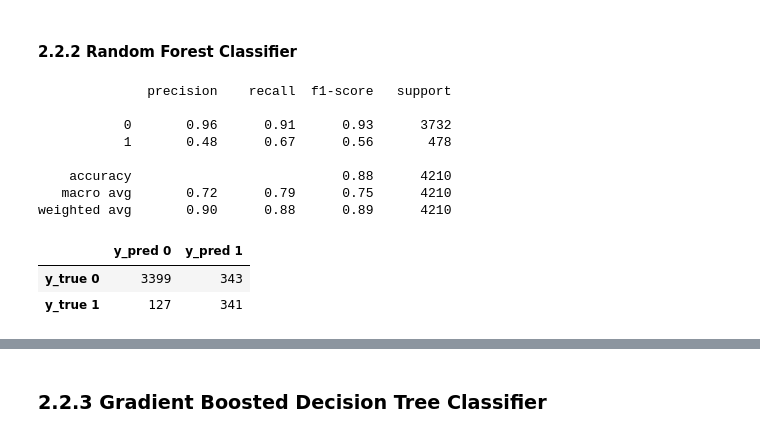
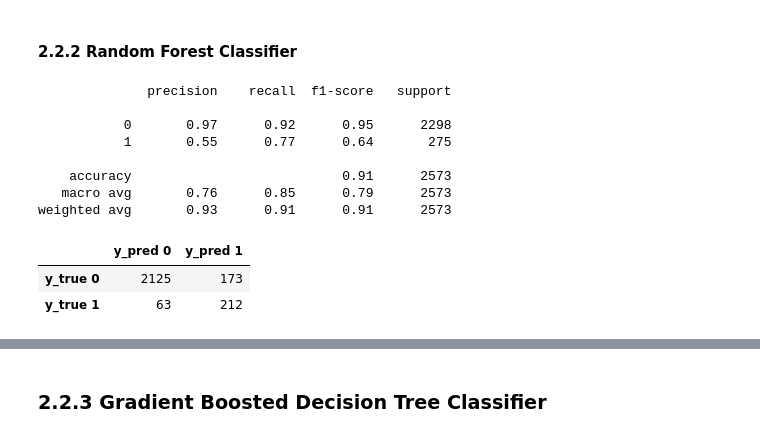
Before and after one commit to marco-bellini/NLP_disaster, a Jupyter notebook: classify_ttv.ipynb, the cells around one changed output, grey strips where cells are left out. Saved outputs shown, nothing was run; the diff lists cells and outputs as text; code cells hidden in the pictures.

```diff
--- a/classify_ttv.ipynb
+++ b/classify_ttv.ipynb
@@ -290,39 +352,37 @@ display(pd.DataFrame( confusion_matrix(Y_test,y_pred),columns=['y_pred 0','y_pre
 #### 2.2.2 Random Forest Classifier
 # %%
 param_dist = {
-              "n_estimators": sp_randint(1, 40),
-              "max_depth": sp_randint(1, 20),
-              "max_features": sp_randint(1, 40),
+              "n_estimators": sp_randint(1, 200),
+              "max_depth": sp_randint(1, 5),
               "min_samples_split": sp_randint(2, 20),
             }
 
 # run randomized search
-n_iter_search = 30
-clf = RandomForestClassifier( bootstrap=20, criterion="entropy",class_weight="balanced")
-cv = RandomizedSearchCV(clf,scoring='average_precision', param_distributions=param_dist,  cv=5, iid=False,  n_iter=n_iter_search)
+n_iter_search = 100
+rf_clf = RandomForestClassifier( bootstrap=20, criterion="entropy",class_weight="balanced")
+cv = RandomizedSearchCV(rf_clf,scoring='average_precision', param_distributions=param_dist,  cv=5, iid=False,  n_iter=n_iter_search, n_jobs=4)
 
 cv.fit(X_train_tdidf,Y_train);
 # %%
-clf=cv.best_estimator_
-# y_pred=clf.predict(X_test_tdidf)
-y_pred=clf.predict(X_valid_tdidf)
-y_score = clf.predict_proba(X_valid_tdidf)[:,1]
+rf_clf=cv.best_estimator_
+y_pred=rf_clf.predict(X_valid_tdidf)
+y_score = rf_clf.predict_proba(X_valid_tdidf)[:,1]
 
-res={'RF':y_score}
+res['RF']=y_score
 # %%
-print(classification_report(Y_test.values, y_pred))
+print(classification_report(Y_valid.values, y_pred))
 # %% [output]
               precision    recall  f1-score   support
 
-           0       0.96      0.91      0.93      3732
-           1       0.48      0.67      0.56       478
+           0       0.97      0.92      0.95      2298
+           1       0.55      0.77      0.64       275
 
-    accuracy                           0.88      4210
-   macro avg       0.72      0.79      0.75      4210
-weighted avg       0.90      0.88      0.89      4210
+    accuracy                           0.91      2573
+   macro avg       0.76      0.85      0.79      2573
+weighted avg       0.93      0.91      0.91      2573
 # %%
-display(pd.DataFrame( confusion_matrix(Y_test,y_pred),columns=['y_pred 0','y_pred 1'],index=['y_true 0','y_true 1'] ) )
+display(pd.DataFrame( confusion_matrix(Y_valid,y_pred),columns=['y_pred 0','y_pred 1'],index=['y_true 0','y_true 1'] ) )
 # %% [output]
 |  | y_pred 0 | y_pred 1 |
-| y_true 0 | 3399 | 343 |
-| y_true 1 | 127 | 341 |
+| y_true 0 | 2125 | 173 |
+| y_true 1 | 63 | 212 |
```
Also changed, not shown: parts of 34 cells of this notebook.
